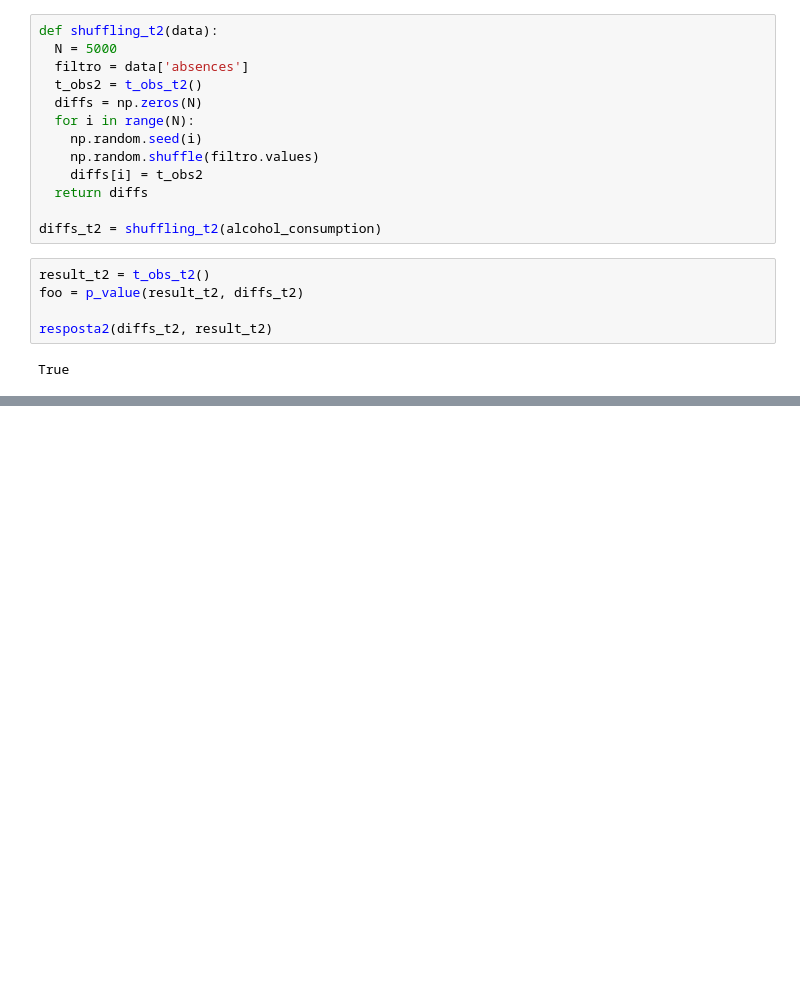
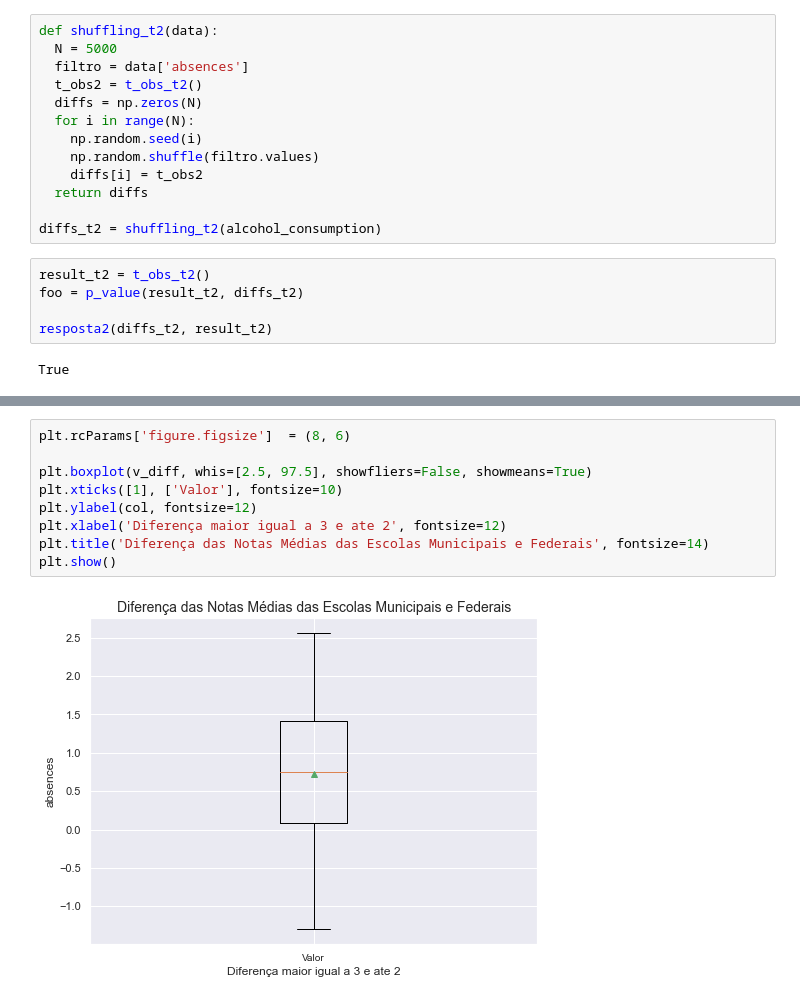
Before and after one commit to ferprr/data-science-project, a Jupyter notebook: notebooks/hypothesis_tests_and_IC.ipynb, the cells around one changed output, grey strips where cells are left out. Drawn from its saved outputs; the diff is of its cells as text; blank space fills up the shorter version.

```diff
--- a/notebooks/hypothesis_tests_and_IC.ipynb
+++ b/notebooks/hypothesis_tests_and_IC.ipynb
@@ -297,0 +381,11 @@ True
+# %%
+plt.rcParams['figure.figsize']  = (8, 6)
+
+plt.boxplot(v_diff, whis=[2.5, 97.5], showfliers=False, showmeans=True)
+plt.xticks([1], ['Valor'], fontsize=10)
+plt.ylabel(col, fontsize=12)
+plt.xlabel('Diferença maior igual a 3 e ate 2', fontsize=12)
+plt.title('Diferença das Notas Médias das Escolas Municipais e Federais', fontsize=14)
+plt.show()
+# %% [output]
+[figure, added]
```
Also changed, not shown: parts of 8 cells of this notebook.
